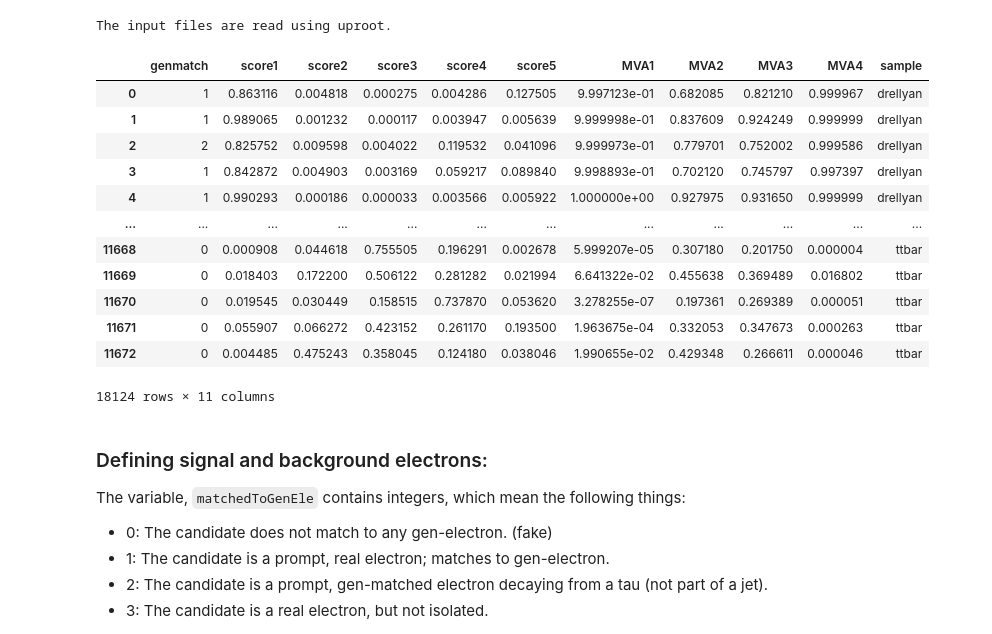
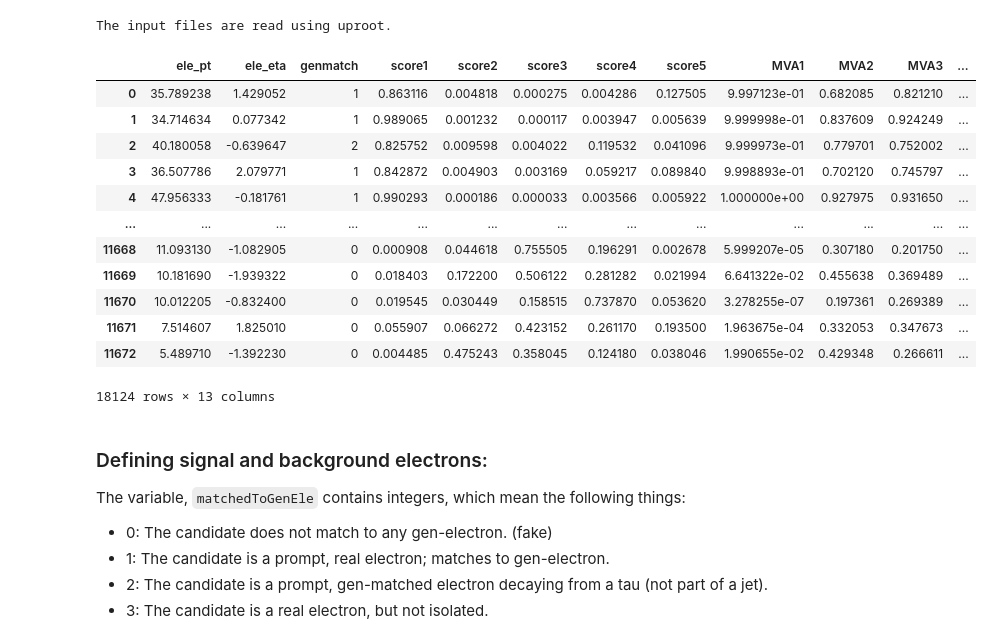
Before and after one commit to phazarik/Electron-DNN-ID-study, a Jupyter notebook: dnn_electron_id.ipynb, the cells around one changed output. Saved outputs shown, nothing was run; the diff lists cells and outputs as text; code cells hidden in the pictures.

```diff
--- a/dnn_electron_id.ipynb
+++ b/dnn_electron_id.ipynb
@@ -46,6 +46,7 @@ treett = filett['ntuplizer/tree']
 treetau= filetau['ntuplizer/tree']
 
 branches = [
+    'ele_pt', 'ele_eta',
     'matchedToGenEle', #flag for deciding whether it is a signal or background electron
     'dnn_signal_Isolated', 'dnn_signal_nonIsolated', 'dnn_bkg_nonIsolated', 'dnn_bkg_Tau', 'dnn_bkg_Photon', #DNN scores
     'Fall17IsoV2Vals', 'Fall17IsoV2RawVals', #MVA IDs from Run2
@@ -75,46 +76,46 @@ rename = {
     'dnn_bkg_Tau':'score4',
     'dnn_bkg_Photon':'score5',
     'matchedToGenEle':'genmatch',
     'Fall17IsoV2Vals':'MVA1',
     'Fall17IsoV2RawVals':'MVA2',
     'RunIIIWinter22IsoV1Vals':'MVA3',
     'RunIIIWinter22IsoV1RawVals':'MVA4'
 }
 
 #Reversing this dictionary for later use
 alias = {value: key for key, value in rename.items()}
 
 df.rename(columns = rename, inplace = True)
 
 #Let's normalize the variables from 0 to 1
 def normalize_col(df, col):
     if df[col].max() != df[col].min():
         df[col] = (df[col]-df[col].min()) / (df[col].max()-df[col].min())
     else:
         print('Scaling error: max and min are the same!')
     return df
 
 #Only the MVA scores require normalization
 df=normalize_col(df, 'MVA1')
 df=normalize_col(df, 'MVA2')
 df=normalize_col(df, 'MVA3')
 df=normalize_col(df, 'MVA4')
 
 df
 # %% [output]
-|  | genmatch | score1 | score2 | score3 | score4 | score5 | MVA1 | MVA2 | MVA3 | MVA4 | sample |
-| 0 | 1 | 0.863116 | 0.004818 | 0.000275 | 0.004286 | 0.127505 | 9.997123e-01 | 0.682085 | 0.821210 | 0.999967 | drellyan |
-| 1 | 1 | 0.989065 | 0.001232 | 0.000117 | 0.003947 | 0.005639 | 9.999998e-01 | 0.837609 | 0.924249 | 0.999999 | drellyan |
-| 2 | 2 | 0.825752 | 0.009598 | 0.004022 | 0.119532 | 0.041096 | 9.999973e-01 | 0.779701 | 0.752002 | 0.999586 | drellyan |
-| 3 | 1 | 0.842872 | 0.004903 | 0.003169 | 0.059217 | 0.089840 | 9.998893e-01 | 0.702120 | 0.745797 | 0.997397 | drellyan |
-| 4 | 1 | 0.990293 | 0.000186 | 0.000033 | 0.003566 | 0.005922 | 1.000000e+00 | 0.927975 | 0.931650 | 0.999999 | drellyan |
-| ... | ... | ... | ... | ... | ... | ... | ... | ... | ... | ... | ... |
-| 11668 | 0 | 0.000908 | 0.044618 | 0.755505 | 0.196291 | 0.002678 | 5.999207e-05 | 0.307180 | 0.201750 | 0.000004 | ttbar |
-| 11669 | 0 | 0.018403 | 0.172200 | 0.506122 | 0.281282 | 0.021994 | 6.641322e-02 | 0.455638 | 0.369489 | 0.016802 | ttbar |
-| 11670 | 0 | 0.019545 | 0.030449 | 0.158515 | 0.737870 | 0.053620 | 3.278255e-07 | 0.197361 | 0.269389 | 0.000051 | ttbar |
-| 11671 | 0 | 0.055907 | 0.066272 | 0.423152 | 0.261170 | 0.193500 | 1.963675e-04 | 0.332053 | 0.347673 | 0.000263 | ttbar |
-| 11672 | 0 | 0.004485 | 0.475243 | 0.358045 | 0.124180 | 0.038046 | 1.990655e-02 | 0.429348 | 0.266611 | 0.000046 | ttbar |
+|  | ele_pt | ele_eta | genmatch | score1 | score2 | score3 | score4 | score5 | MVA1 | MVA2 | MVA3 | ... |
+| 0 | 35.789238 | 1.429052 | 1 | 0.863116 | 0.004818 | 0.000275 | 0.004286 | 0.127505 | 9.997123e-01 | 0.682085 | 0.821210 | ... |
+| 1 | 34.714634 | 0.077342 | 1 | 0.989065 | 0.001232 | 0.000117 | 0.003947 | 0.005639 | 9.999998e-01 | 0.837609 | 0.924249 | ... |
+| 2 | 40.180058 | -0.639647 | 2 | 0.825752 | 0.009598 | 0.004022 | 0.119532 | 0.041096 | 9.999973e-01 | 0.779701 | 0.752002 | ... |
+| 3 | 36.507786 | 2.079771 | 1 | 0.842872 | 0.004903 | 0.003169 | 0.059217 | 0.089840 | 9.998893e-01 | 0.702120 | 0.745797 | ... |
+| 4 | 47.956333 | -0.181761 | 1 | 0.990293 | 0.000186 | 0.000033 | 0.003566 | 0.005922 | 1.000000e+00 | 0.927975 | 0.931650 | ... |
+| ... | ... | ... | ... | ... | ... | ... | ... | ... | ... | ... | ... | ... |
+| 11668 | 11.093130 | -1.082905 | 0 | 0.000908 | 0.044618 | 0.755505 | 0.196291 | 0.002678 | 5.999207e-05 | 0.307180 | 0.201750 | ... |
+| 11669 | 10.181690 | -1.939322 | 0 | 0.018403 | 0.172200 | 0.506122 | 0.281282 | 0.021994 | 6.641322e-02 | 0.455638 | 0.369489 | ... |
+| 11670 | 10.012205 | -0.832400 | 0 | 0.019545 | 0.030449 | 0.158515 | 0.737870 | 0.053620 | 3.278255e-07 | 0.197361 | 0.269389 | ... |
+| 11671 | 7.514607 | 1.825010 | 0 | 0.055907 | 0.066272 | 0.423152 | 0.261170 | 0.193500 | 1.963675e-04 | 0.332053 | 0.347673 | ... |
+| 11672 | 5.489710 | -1.392230 | 0 | 0.004485 | 0.475243 | 0.358045 | 0.124180 | 0.038046 | 1.990655e-02 | 0.429348 | 0.266611 | ... |
-18124 rows × 11 columns
+18124 rows × 13 columns
 # %% [markdown]
 ### Defining signal and background electrons:
 
```
Also changed, not shown: parts of 15 cells of this notebook, 4 other files.
